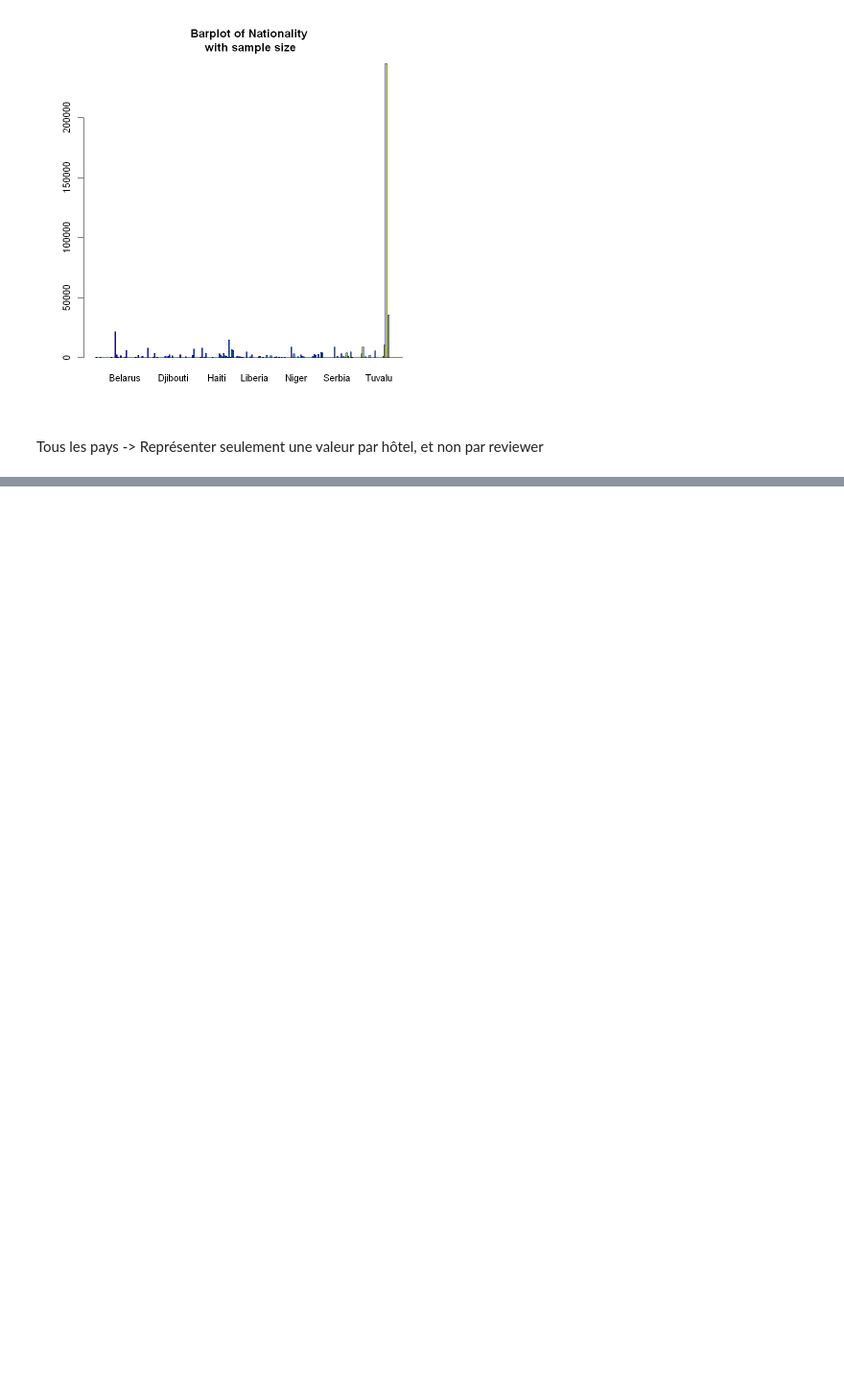
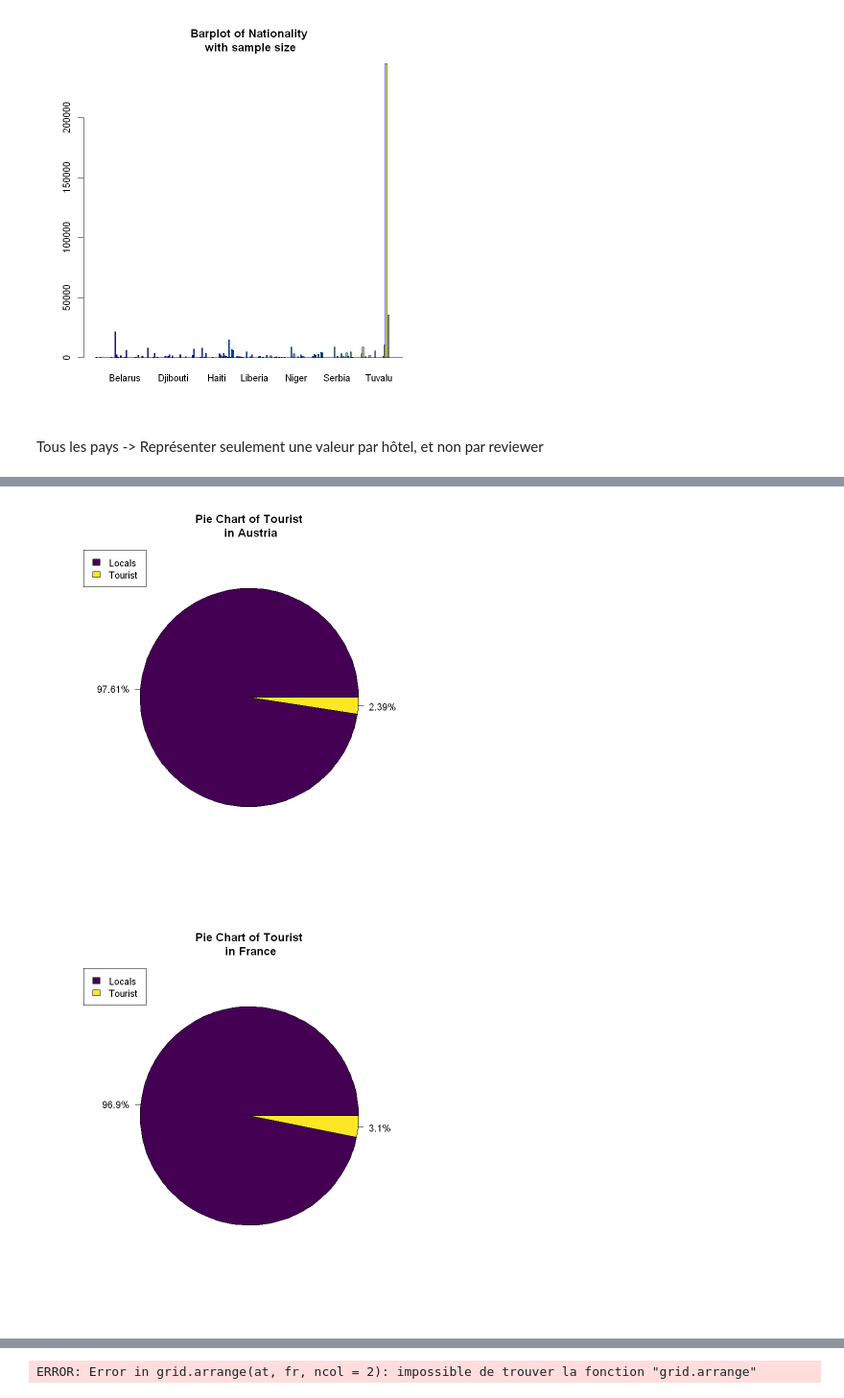
Before and after one commit to NadineAzebaze/Kaggle_project, a Jupyter notebook: projet.ipynb, the cells around one changed output, grey strips where cells are left out. Shown: that part at 96% size. Cells and saved outputs as stored; diff of their text form; code cells hidden in the pictures; blank space fills up the shorter version.

```diff
--- a/projet.ipynb
+++ b/projet.ipynb
@@ -261,0 +299,49 @@ data_model%>%group_by(Country,tourist)%>%summarise(average_score=mean(Average_Sc
+# %%
+atTable <- table(((dataset_clean%>%filter(Country=='Austria'))$tourist))
+pieLabels <- paste0(round(100 * atTable/sum(atTable), 2), "%")
+pie(atTable, labels = pieLabels, col = viridis(length(atTable)),
+    main="Pie Chart of Tourist\n in Austria") -> at
+
+legend("topleft", legend = c("Locals", "Tourist"),
+       fill =  viridis(length(atTable)))
+
+
+frTable <- table(((dataset_clean%>%filter(Country=='France'))$tourist))
+pieLabels <- paste0(round(100 * frTable/sum(frTable), 2), "%")
+pie(frTable, labels = pieLabels, col = viridis(length(atTable)),
+    main="Pie Chart of Tourist\n in France") -> fr
+
+legend("topleft", legend = c("Locals", "Tourist"),
+       fill =  viridis(length(atTable)))
+
+
+spTable <- table(((dataset_clean%>%filter(Country=='Spain'))$tourist))
+pieLabels <- paste0(round(100 * spTable/sum(spTable), 2), "%")
+pie(spTable, labels = pieLabels, col = viridis(length(atTable)),
+    main="Pie Chart of Tourist\n in Spain")
+
+legend("topleft", legend = c("Locals", "Tourist"),
+       fill =  viridis(length(atTable)))
+
+nTable <- table(((dataset_clean%>%filter(Country=='Netherlands'))$tourist))
+pieLabels <- paste0(round(100 * nTable/sum(nTable), 2), "%")
+pie(nTable, labels = pieLabels, col = viridis(length(atTable)),
+    main="Pie Chart of Tourist\n in Netherlands")
+
+legend("topleft", legend = c("Locals", "Tourist"),
+       fill =  viridis(length(atTable)))
+
+
+itTable <- table(((dataset_clean%>%filter(Country=='Italy'))$tourist))
+pieLabels <- paste0(round(100 * itTable/sum(itTable), 2), "%")
+pie(itTable, labels = pieLabels, col = viridis(length(atTable)),
+    main="Pie Chart of Tourist\n in Italy")
+
+legend("topleft", legend = c("Locals", "Tourist"),
+       fill =  viridis(length(atTable)))
+
+
+grid.arrange(at,fr,ncol=2)
+# %% [output]
+[figure, added]
+[figure, added]
@@ -261,0 +350 @@ data_model%>%group_by(Country,tourist)%>%summarise(average_score=mean(Average_Sc
+ERROR: Error in grid.arrange(at, fr, ncol = 2): impossible de trouver la fonction "grid.arrange"
```
Also changed, not shown: parts of 13 cells of this notebook.
